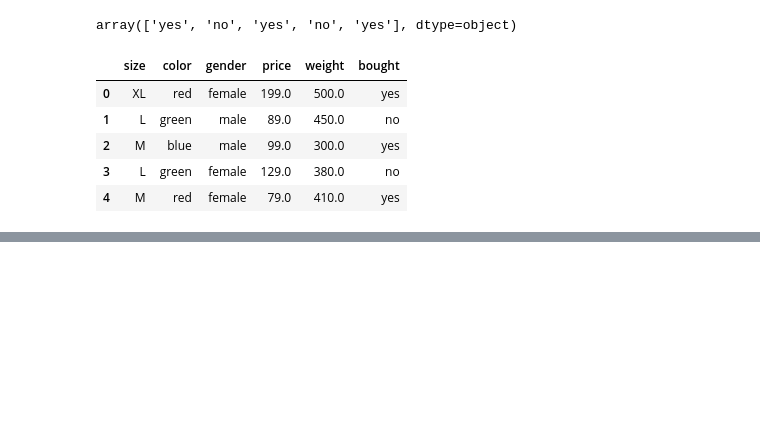
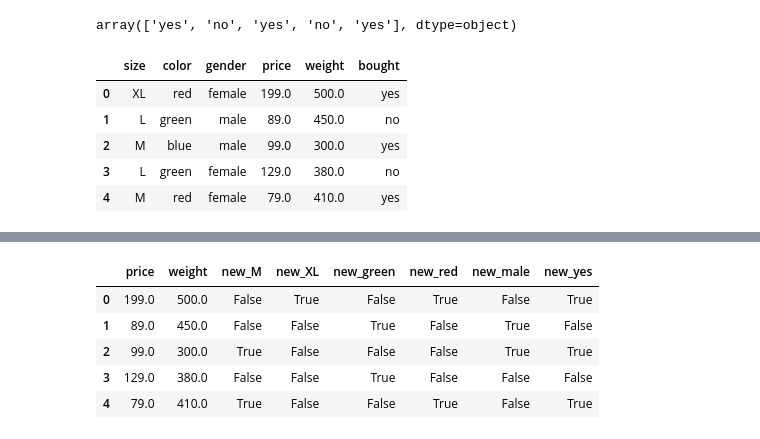
Before and after one commit to AgaWoj/Machine-Learning, a Jupyter notebook: PrzygotowanieDanych.ipynb, the cells around one changed output, grey strips where cells are left out. Saved outputs shown, nothing was run; the diff lists cells and outputs as text; code cells hidden in the pictures; blank space fills up the shorter version.

```diff
--- a/PrzygotowanieDanych.ipynb
+++ b/PrzygotowanieDanych.ipynb
@@ -167,0 +238,9 @@ df
+# %%
+pd.get_dummies(data=df, drop_first=True, prefix='new')
+# %% [output]
+|  | price | weight | new_M | new_XL | new_green | new_red | new_male | new_yes |
+| 0 | 199.0 | 500.0 | False | True | False | True | False | True |
+| 1 | 89.0 | 450.0 | False | False | True | False | True | False |
+| 2 | 99.0 | 300.0 | True | False | False | False | True | True |
+| 3 | 129.0 | 380.0 | False | False | True | False | False | False |
+| 4 | 79.0 | 410.0 | True | False | False | True | False | True |
```
Also changed, not shown: parts of 26 cells of this notebook.
